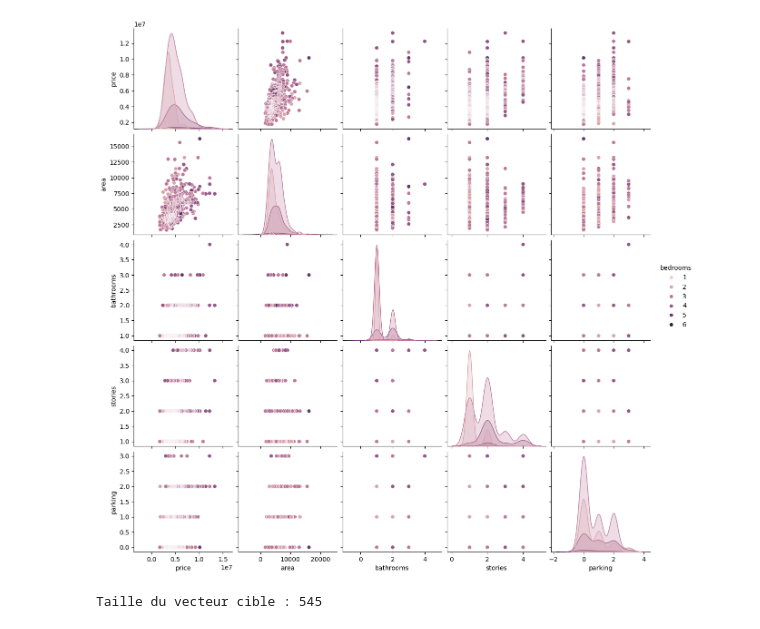
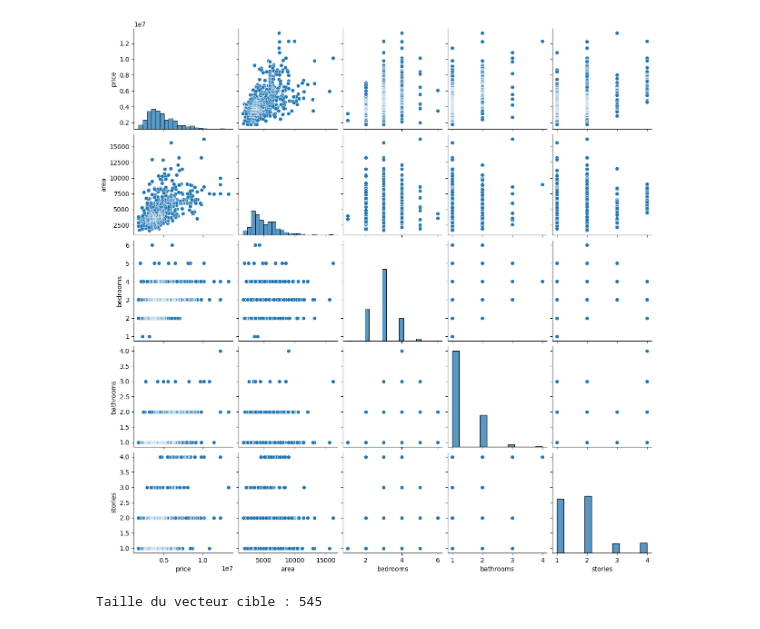
Before and after one commit to Ewnn/MachineLearning, a Jupyter notebook: RegressionRegularizationMethods/main.ipynb, the cells around one changed output. Drawn from its saved outputs; the diff is of its cells as text; code cells hidden in the pictures.

```diff
--- a/RegressionRegularizationMethods/main.ipynb
+++ b/RegressionRegularizationMethods/main.ipynb
@@ -5,4 +12,5 @@ warnings.simplefilter("ignore")
 # %%
-listings = pd.read_csv("data/Housing.csv", sep=",")
-print(listings)
+data = pd.read_csv("data/Housing.csv", sep=",")
+print("Aperçu du jeu de données :")
+print(data.head())
 # %% [output]
@@ -32,4 +36,6 @@ listings.sample(n=1)
 # %%
-#drop the non necessary columns
-listings.drop(['mainroad','guestroom','basement','hotwaterheating','airconditioning','prefarea','furnishingstatus'], axis=1)
+# Drop the non-necessary columns
+data.drop(['mainroad', 'guestroom', 'basement', 'hotwaterheating', 'airconditioning', 'prefarea', 'furnishingstatus'], axis=1, inplace=True)
+# Print the dataset size after dropping columns
+print("Taille du dataset après suppression des colonnes :", data.shape)
 # %% [output]
@@ -49,8 +43,6 @@ listings.drop(['mainroad','guestroom','basement','hotwaterheating','aircondition
-# %%
-import seaborn as sns
-import matplotlib.pyplot as plt
-sns.pairplot(listings, hue='bedrooms')
-plt.show()
-# %% [output]
-[figure, removed]
+# %%
+sns.pairplot(data, vars=['price', 'area', 'bedrooms', 'bathrooms', 'stories'])
+plt.show()
+# %% [output]
+[figure, added]
 # %%
```
Also changed, not shown: parts of 13 cells of this notebook.
